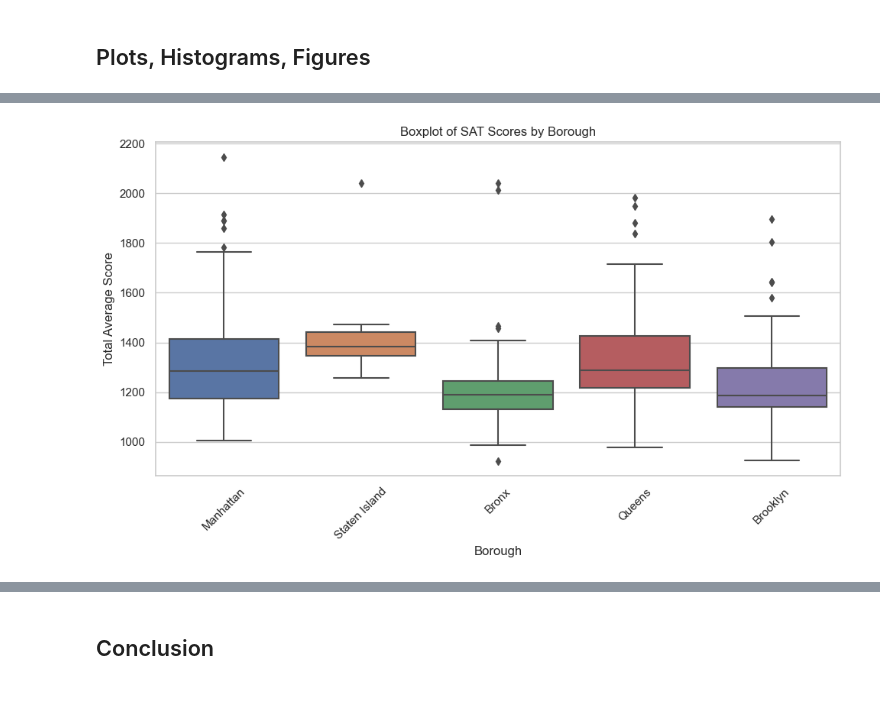
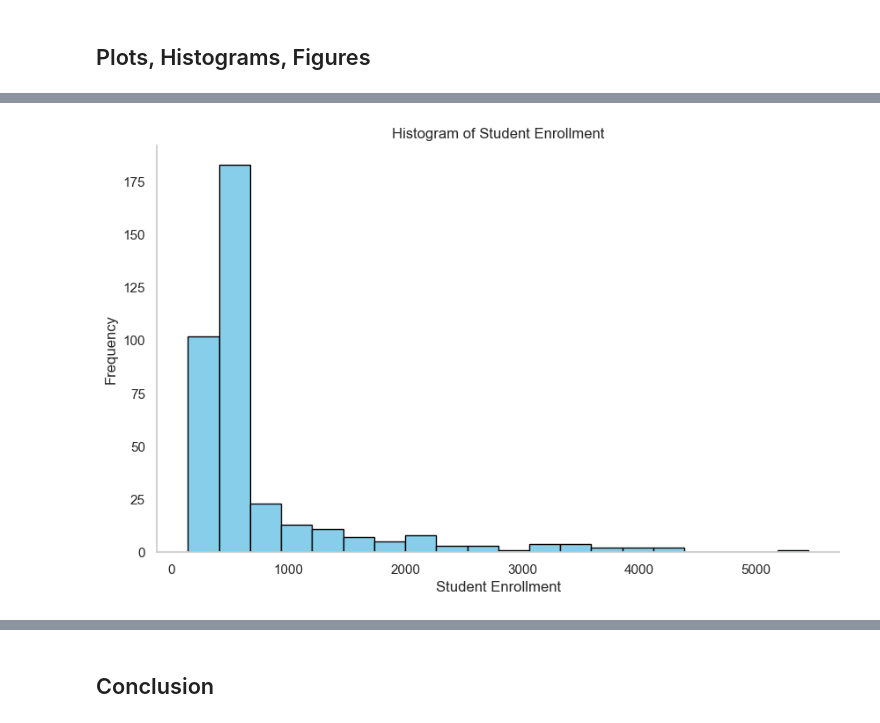
Before and after one commit to ECO225-W2024/project-one-code-hannahyu07, a Jupyter notebook: Project 1 Code.ipynb, the cells around one changed output, grey strips where cells are left out. Saved outputs shown, nothing was run; the diff lists cells and outputs as text; code cells hidden in the pictures; blank space fills up the shorter version.

```diff
--- a/Project 1 Code.ipynb
+++ b/Project 1 Code.ipynb
@@ -315,13 +218,19 @@ plt.show()
-# %%
-# Assuming 'Borough' is a column in your dataframe
-sns.set(style="whitegrid")
-plt.figure(figsize=(10, 6))
-sns.boxplot(x='Borough', y='Total Average Score', data=cleaned_score)
-plt.title('Boxplot of SAT Scores by Borough')
-plt.xlabel('Borough')
-plt.ylabel('Total Average Score')
-plt.xticks(rotation=45)
-plt.tight_layout()
-plt.show()
-# %% [output]
-[figure, removed]
+# %%
+import matplotlib.pyplot as plt
+
+# Extract student enrollment values
+enrollment_values = cleaned_score['Student Enrollment'].tolist()
+
+# Plot the histogram
+plt.figure(figsize=(10, 6))
+plt.hist(enrollment_values, bins=20, color='skyblue', edgecolor='black')
+plt.title('Histogram of Student Enrollment')
+plt.xlabel('Student Enrollment')
+plt.ylabel('Frequency')
+# Turn off right and top axes
+plt.gca().spines['right'].set_visible(False)
+plt.gca().spines['top'].set_visible(False)
+plt.grid(False)
+plt.show()
+# %% [output]
+[figure, added]
```
Also changed, not shown: parts of 29 cells of this notebook.
